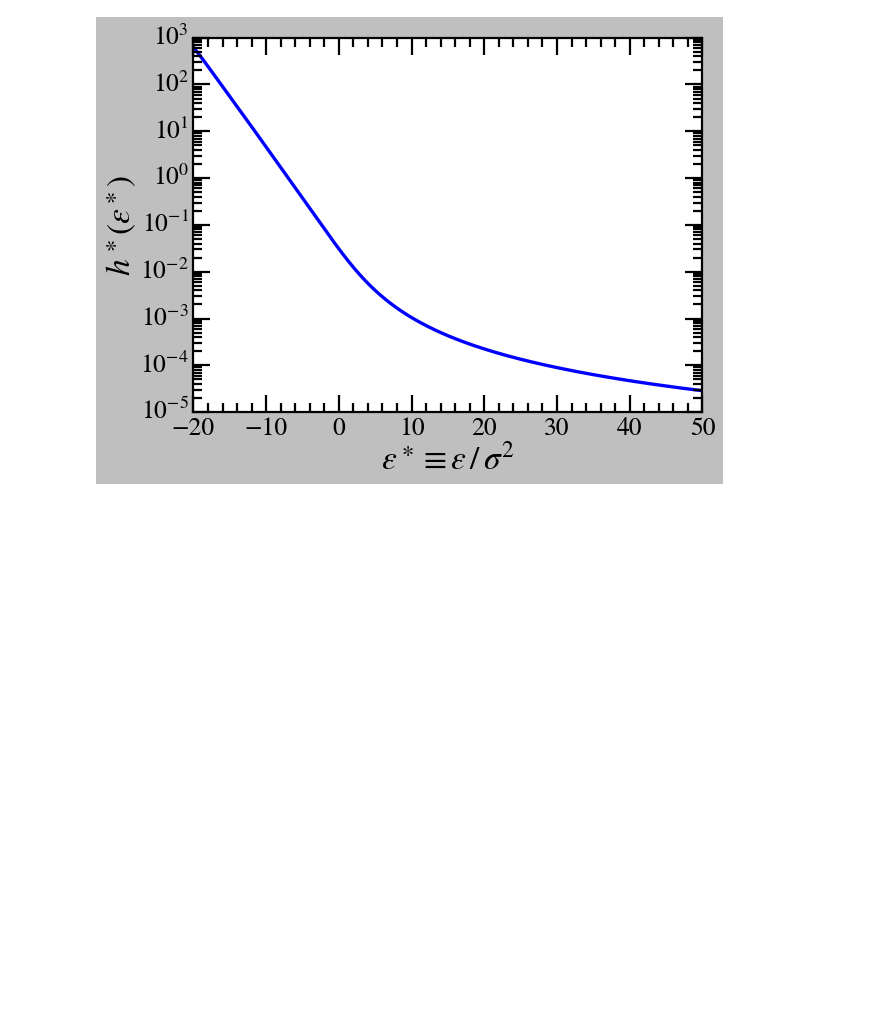
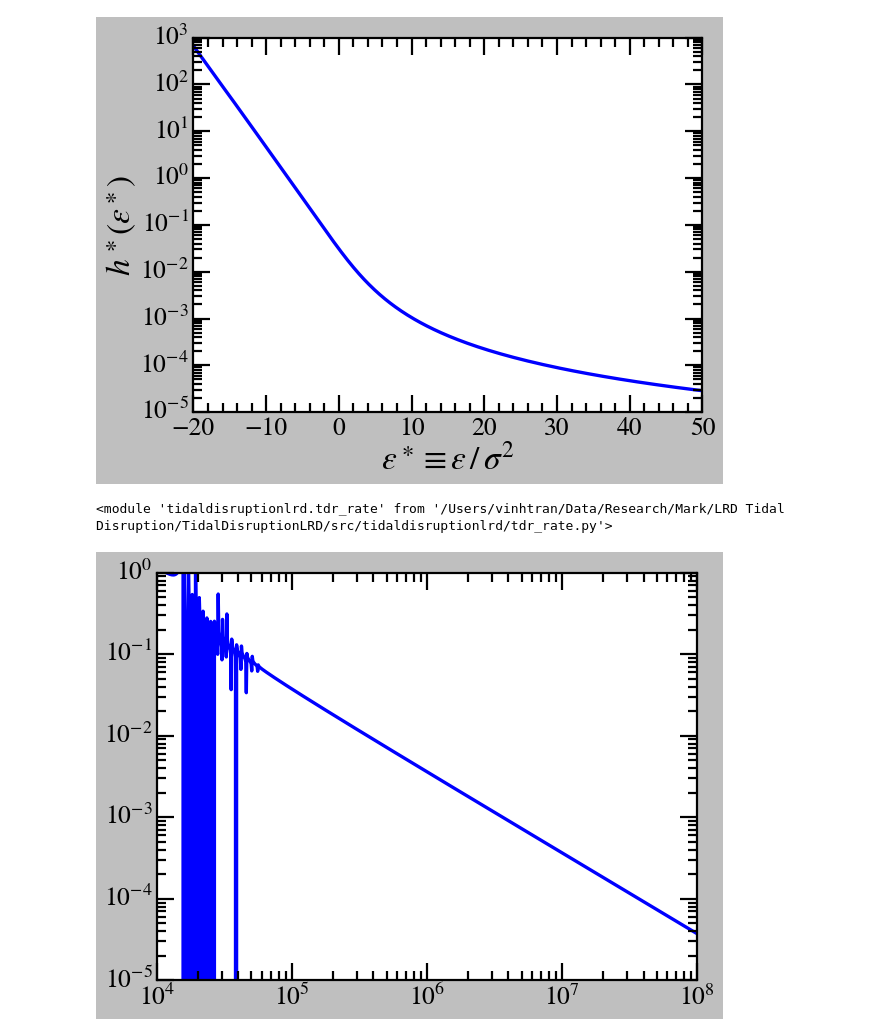
Before and after one commit to vinh-qtran/TidalDisruptionLRD, a Jupyter notebook: nbs/test.ipynb, the cells around one changed output. Drawn from its saved outputs; the diff is of its cells as text; code cells hidden in the pictures; blank space fills up the shorter version.

```diff
--- a/nbs/test.ipynb
+++ b/nbs/test.ipynb
@@ -104,6 +100,7 @@ isothermal_diffusion_coeff = diffusion_coeff.DiffusionCoefficient(
     phi_bins=isothermal_sphere.phi_bins,
     eta_bins=isothermal_sphere.eta_bins,
     f_eta_bins=isothermal_sphere.f_eta_bins,
+    reduce_factor=10,
     G=1,
 )
 # %%
@@ -126,3 +123,32 @@ plt.tight_layout()
 plt.show()
 # %% [output]
 [figure]
+# %%
+importlib.reload(tdr_rate)
+# %% [output]
+<module 'tidaldisruptionlrd.tdr_rate' from '/Users/vinhtran/Data/Research/Mark/LRD Tidal Disruption/TidalDisruptionLRD/src/tidaldisruptionlrd/tdr_rate.py'>
+# %%
+tdr = tdr_rate.TDRRate(
+    eta_ast_bins=isothermal_diffusion_coeff.eta_bins,
+    g_ast_bins=isothermal_diffusion_coeff.f_eta_bins,
+    h_ast_bins=isothermal_diffusion_coeff.scaled_diff_coeff_bins
+    * isothermal_diffusion_coeff.Jc_sqr_bins,
+    Jc_sqr_ast_bins=isothermal_diffusion_coeff.Jc_sqr_bins,
+    M_bh=np.logspace(4, 8, 1000),
+    sigma=100,
+    m_s=1,
+    r_s=1,
+)
+# %%
+plt.plot(tdr.M_bh, tdr.N_rate)
+
+plt.xscale("log")
+plt.yscale("log")
+
+plt.xlim(1e4, 1e8)
+plt.ylim(1e-5, 1e0)
+
+plt.tight_layout()
+plt.show()
+# %% [output]
+[figure, added]
```
Also changed, not shown: parts of 5 cells of this notebook, 2 other files.
